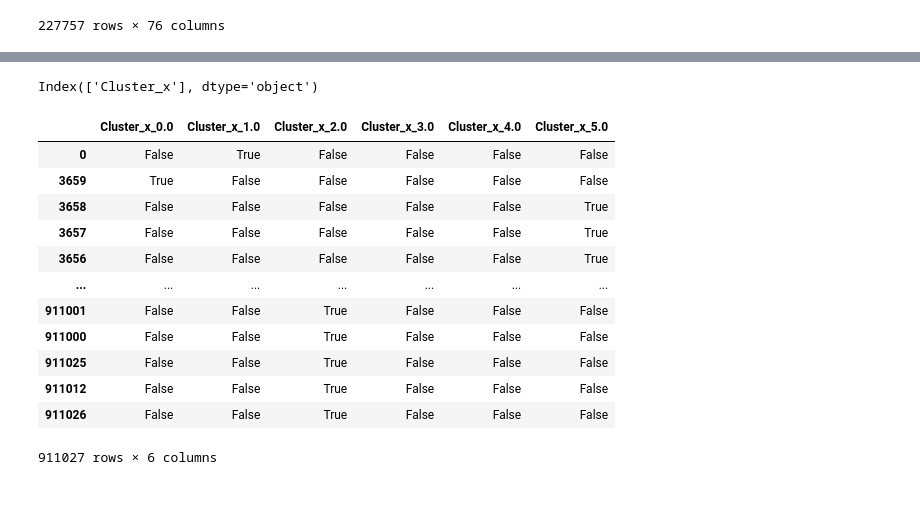
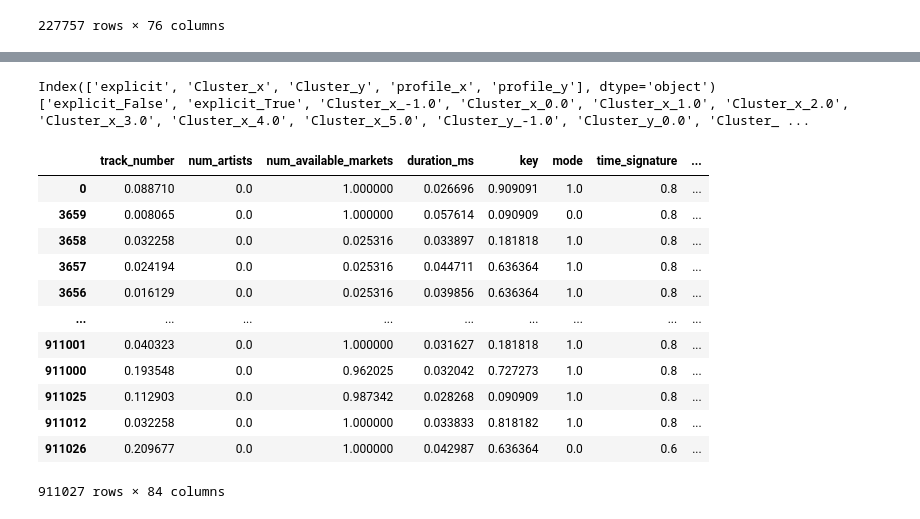
Before and after one commit to l4vd/Ba_first_tries, a Jupyter notebook: models/Original_MLP/Network_Analysis.ipynb, the cells around one changed output, grey strips where cells are left out. Cells and saved outputs as stored; diff of their text form; code cells hidden in the pictures.

Commit message:
+ first working alternative version of preprocess

```diff
--- a/models/Original_MLP/Network_Analysis.ipynb
+++ b/models/Original_MLP/Network_Analysis.ipynb
@@ -1467,12 +1467,13 @@ def preprocess_v2(df, min_max_values, exclude_cols=None):
     else:
         categorical_cols = df.select_dtypes(include=['object']).columns
 
-    df_encoded = pd.get_dummies(df, columns=categorical_cols, drop_first=True)
+    df_encoded = pd.get_dummies(df, columns=categorical_cols, drop_first=False)     #questionable whether true or false
 
-    encoded_columns = [col for col in X_encoded.columns if any(orig_col in col for orig_col in categorical_cols)]
+    encoded_columns = [col for col in df_encoded.columns if any(orig_col in col for orig_col in categorical_cols)]
     #df_encoded = encoder.fit_transform(df[categorical_cols])
 
     print(categorical_cols)
+    print(encoded_columns)
     #print(df_encoded)
 
     # Convert the sparse matrix to dense array
@@ -1486,7 +1487,7 @@ def preprocess_v2(df, min_max_values, exclude_cols=None):
     # Concatenate numerical and encoded categorical features
     df_processed = pd.concat([df_normalized, df_encoded[encoded_columns]], axis=1)
 
-    return df_processed#, df_encoded
+    return df_processed
 # %%
 # prep, enc = preprocess_v2(min_max_values=min_max_val, df=X_train)
 # enc
@@ -1522,21 +1529,22 @@ array([[0., 0., 1., ..., 0., 0., 0.],
 # %%
-prep =  preprocess_v2(X[["Cluster_x"]], min_max_val)
+prep =  preprocess_v2(X, min_max_val)
 prep
 # %% [output]
-Index(['Cluster_x'], dtype='object')
+Index(['explicit', 'Cluster_x', 'Cluster_y', 'profile_x', 'profile_y'], dtype='object')
+['explicit_False', 'explicit_True', 'Cluster_x_-1.0', 'Cluster_x_0.0', 'Cluster_x_1.0', 'Cluster_x_2.0', 'Cluster_x_3.0', 'Cluster_x_4.0', 'Cluster_x_5.0', 'Cluster_y_-1.0', 'Cluster_y_0.0', 'Cluster_ ...
-|  | Cluster_x_0.0 | Cluster_x_1.0 | Cluster_x_2.0 | Cluster_x_3.0 | Cluster_x_4.0 | Cluster_x_5.0 |
-| 0 | False | True | False | False | False | False |
-| 3659 | True | False | False | False | False | False |
-| 3658 | False | False | False | False | False | True |
-| 3657 | False | False | False | False | False | True |
-| 3656 | False | False | False | False | False | True |
-| ... | ... | ... | ... | ... | ... | ... |
-| 911001 | False | False | True | False | False | False |
-| 911000 | False | False | True | False | False | False |
-| 911025 | False | False | True | False | False | False |
-| 911012 | False | False | True | False | False | False |
-| 911026 | False | False | True | False | False | False |
+|  | track_number | num_artists | num_available_markets | duration_ms | key | mode | time_signature | ... |
+| 0 | 0.088710 | 0.0 | 1.000000 | 0.026696 | 0.909091 | 1.0 | 0.8 | ... |
+| 3659 | 0.008065 | 0.0 | 1.000000 | 0.057614 | 0.090909 | 0.0 | 0.8 | ... |
+| 3658 | 0.032258 | 0.0 | 0.025316 | 0.033897 | 0.181818 | 1.0 | 0.8 | ... |
+| 3657 | 0.024194 | 0.0 | 0.025316 | 0.044711 | 0.636364 | 1.0 | 0.8 | ... |
+| 3656 | 0.016129 | 0.0 | 0.025316 | 0.039856 | 0.636364 | 1.0 | 0.8 | ... |
+| ... | ... | ... | ... | ... | ... | ... | ... | ... |
+| 911001 | 0.040323 | 0.0 | 1.000000 | 0.031627 | 0.181818 | 1.0 | 0.8 | ... |
+| 911000 | 0.193548 | 0.0 | 0.962025 | 0.032042 | 0.727273 | 1.0 | 0.8 | ... |
+| 911025 | 0.112903 | 0.0 | 0.987342 | 0.028268 | 0.090909 | 1.0 | 0.8 | ... |
+| 911012 | 0.032258 | 0.0 | 1.000000 | 0.033833 | 0.818182 | 1.0 | 0.8 | ... |
+| 911026 | 0.209677 | 0.0 | 1.000000 | 0.042987 | 0.636364 | 0.0 | 0.6 | ... |
-911027 rows × 6 columns
+911027 rows × 84 columns
 # %%
 a = prep.columns
 for i in a:
```
Also changed, not shown: parts of 6 cells of this notebook.
